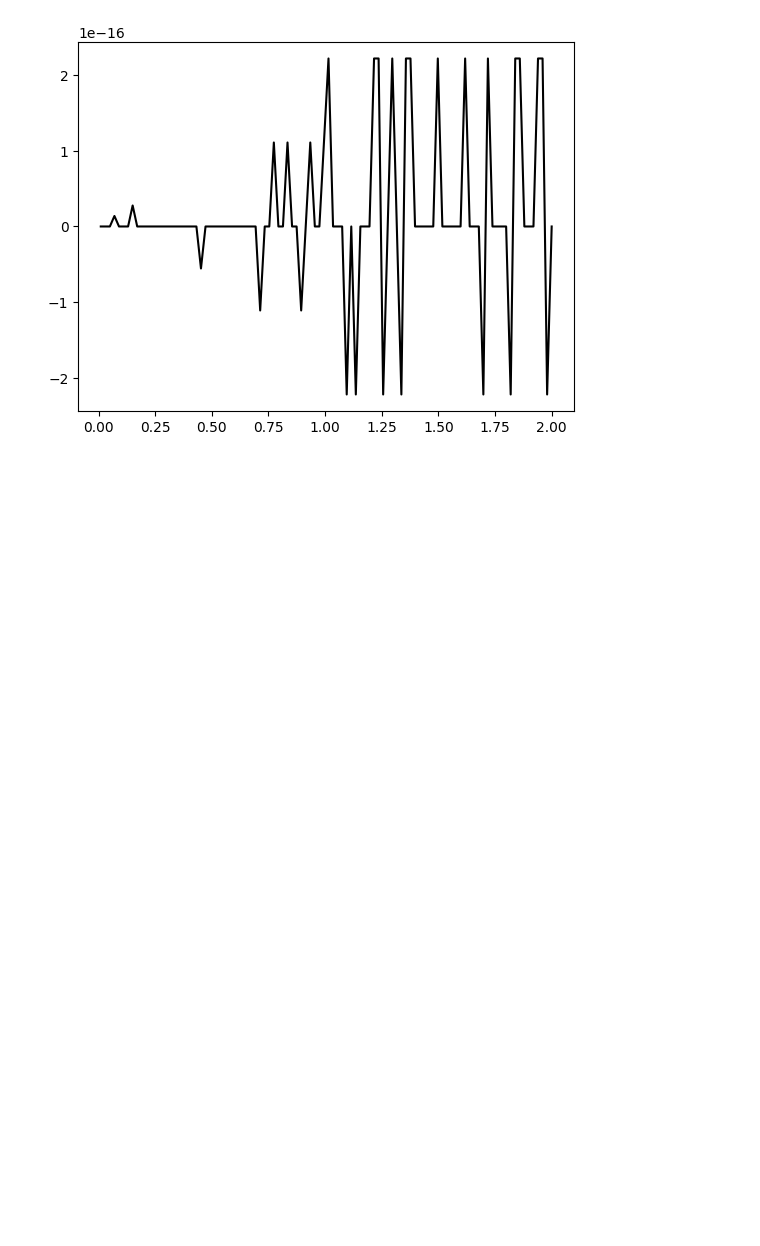
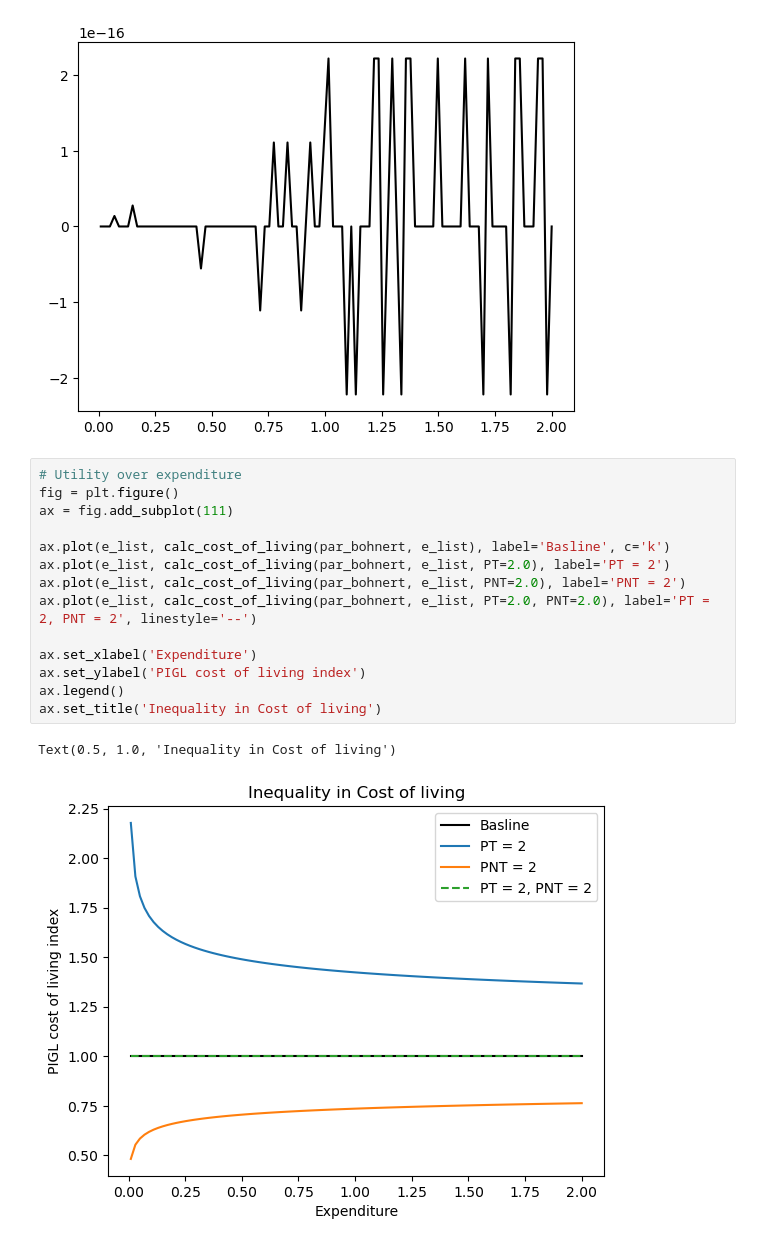
Before and after one commit to funlime/I_HANK_PIGL, a Jupyter notebook: Partial_2802.ipynb, the cells around one changed output. Cells and saved outputs as stored; diff of their text form; blank space fills up the shorter version.

```diff
--- a/Partial_2802.ipynb
+++ b/Partial_2802.ipynb
@@ -336,3 +336,20 @@ ax.plot(e_list, residual_tilde, label='Bohnert et al. 2024', c='k')
 # %% [output]
 [<matplotlib.lines.Line2D at 0x...>]
 [figure]
+# %%
+# Utility over expenditure
+fig = plt.figure()
+ax = fig.add_subplot(111)
+
+ax.plot(e_list, calc_cost_of_living(par_bohnert, e_list), label='Basline', c='k')
+ax.plot(e_list, calc_cost_of_living(par_bohnert, e_list, PT=2.0), label='PT = 2')
+ax.plot(e_list, calc_cost_of_living(par_bohnert, e_list, PNT=2.0), label='PNT = 2')
+ax.plot(e_list, calc_cost_of_living(par_bohnert, e_list, PT=2.0, PNT=2.0), label='PT = 2, PNT = 2', linestyle='--')
+
+ax.set_xlabel('Expenditure')
+ax.set_ylabel('PIGL cost of living index')
+ax.legend()
+ax.set_title('Inequality in Cost of living')
+# %% [output]
+Text(0.5, 1.0, 'Inequality in Cost of living')
+[figure, added]
```
Also changed, not shown: parts of 2 cells of this notebook, 7 other files.
